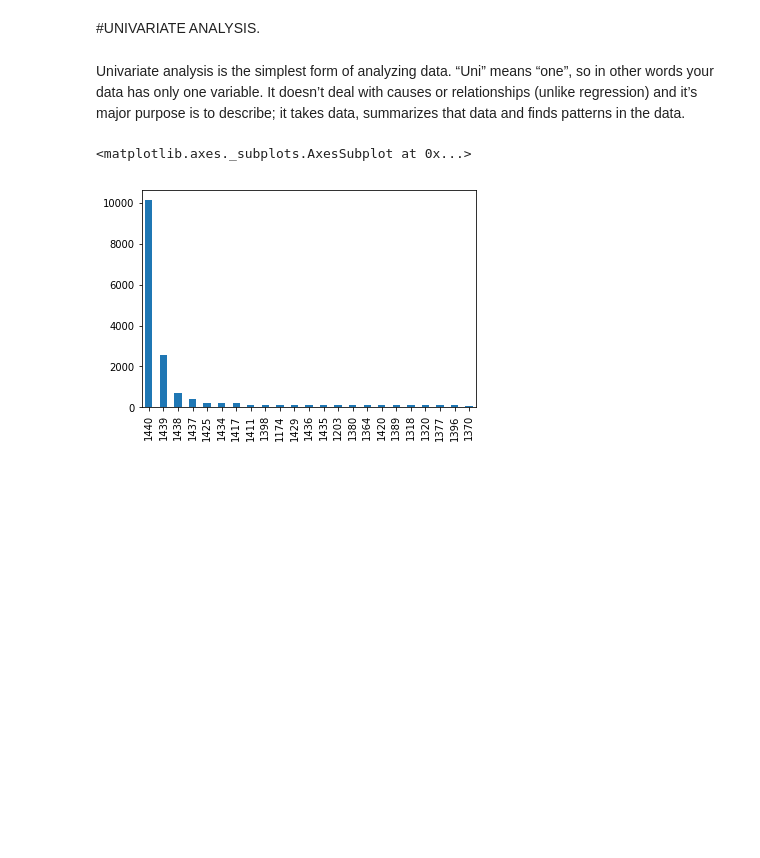
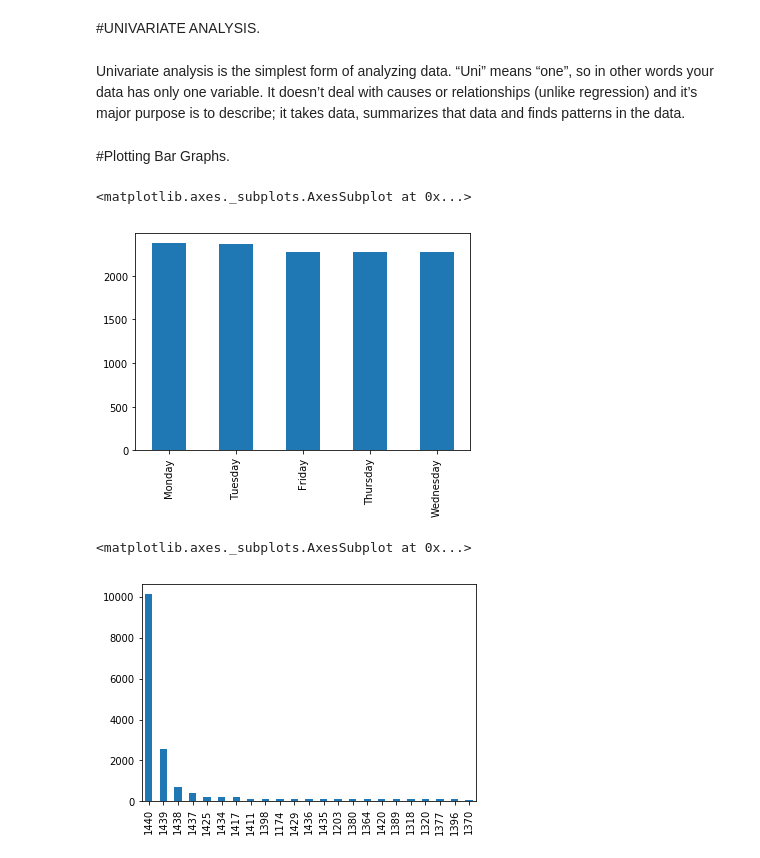
Before and after one commit to theBuluku/The-Autolib-Super-Project, a Jupyter notebook: The_Autolib_Super_Project.ipynb, the cells around one changed output. Saved outputs shown, nothing was run; the diff lists cells and outputs as text; code cells hidden in the pictures; blank space fills up the shorter version.

```diff
--- a/The_Autolib_Super_Project.ipynb
+++ b/The_Autolib_Super_Project.ipynb
@@ -212,6 +213,13 @@ The dataset has no outliers and so there is no need of dropping any values.
 #UNIVARIATE ANALYSIS.
 # %% [markdown]
 Univariate analysis is the simplest form of analyzing data. “Uni” means “one”, so in other words your data has only one variable. It doesn’t deal with causes or relationships (unlike regression) and it’s major purpose is to describe; it takes data, summarizes that data and finds patterns in the data.
+# %% [markdown]
+#Plotting Bar Graphs.
+# %%
+autolib_dataset['DAY'].value_counts().plot.bar()
+# %% [output]
+<matplotlib.axes._subplots.AxesSubplot at 0x...>
+[figure, added]
 # %%
 autolib_dataset['DAILY_DATA_POINTS'].value_counts().plot.bar()
 # %% [output]
```
Also changed, not shown: parts of 25 cells of this notebook.
